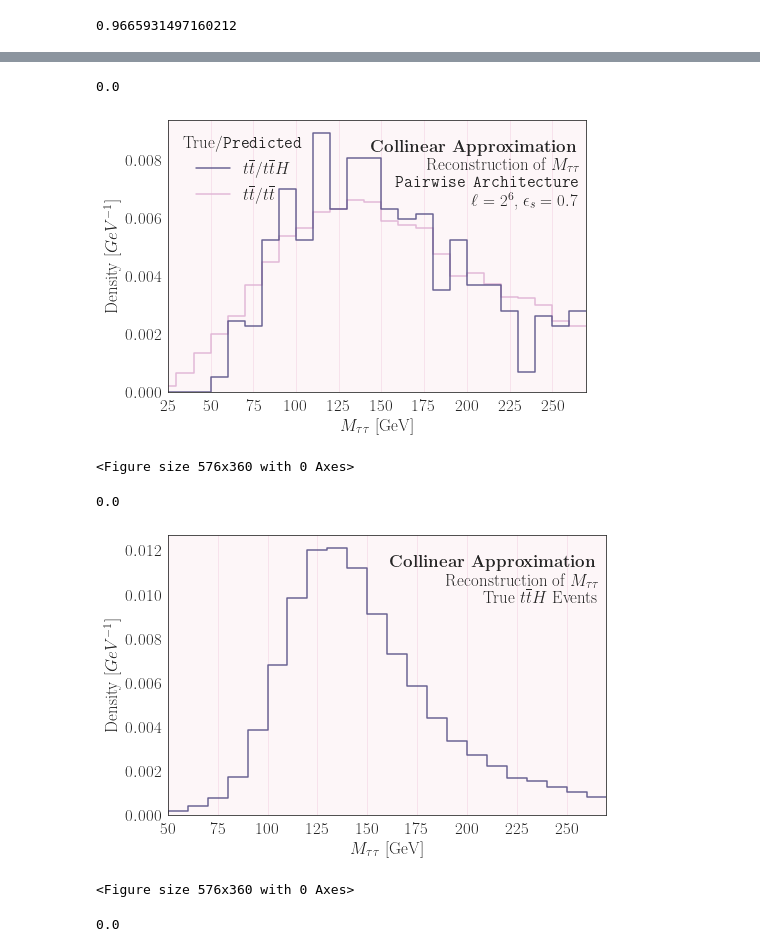
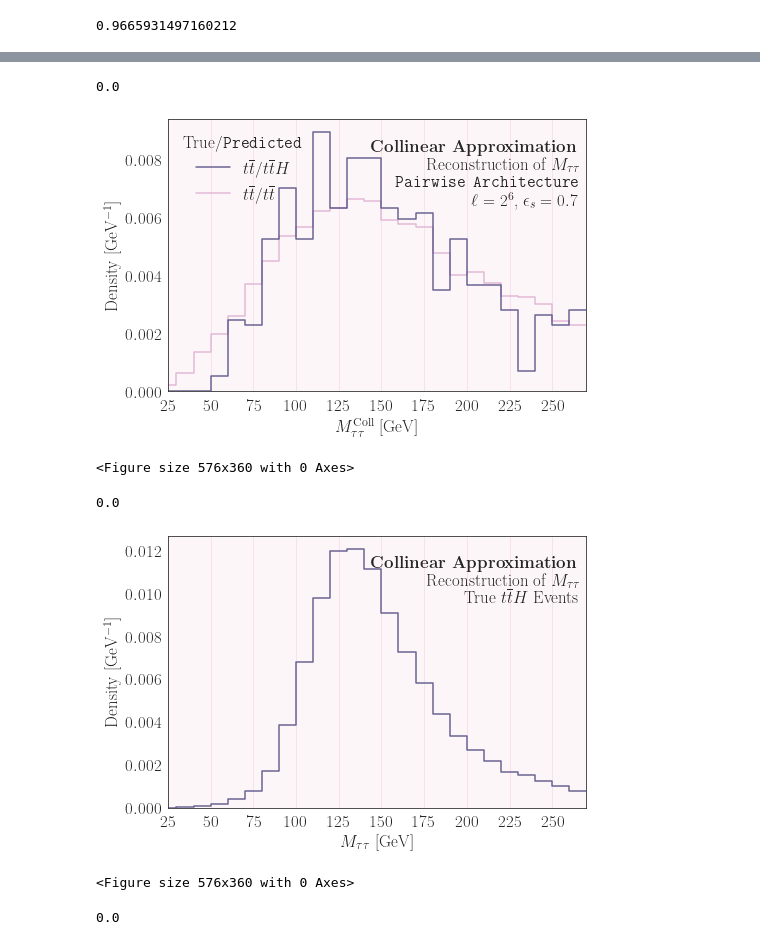
Before and after one commit to DelonShen/classifying-collider-events-with-point-clouds, a Jupyter notebook: paper_code/ditau_study.ipynb, the cells around one changed output, grey strips where cells are left out. Cells and saved outputs as stored; diff of their text form; code cells hidden in the pictures.

```diff
--- a/paper_code/ditau_study.ipynb
+++ b/paper_code/ditau_study.ipynb
@@ -255,6 +255,10 @@ print(auc)
 import seaborn as sns
 import matplotlib.pyplot as plt
 # %%
+plt.rcParams['figure.autolayout'] = False
+plt.rcParams['font.size'] = 17
+
+
 import bisect
 
 plt.rcParams['font.size'] = 17
@@ -301,10 +305,8 @@ plt.rcParams['figure.autolayout'] = True
 ax = sns.histplot(data=data, legend=True, multiple='layer',fill=False, alpha=0.9, ax=ax1, element="step", bins=27, binrange=(0,270), palette=cmap ,common_norm=False,stat="density")
 ax.set_facecolor(np.array(sns.cubehelix_palette(start=26/10, light=.97, n_colors=5))[0])
 sns.move_legend(ax, 'upper left', frameon=False, title=r'True/\texttt{Predicted}')
-ax.set_xlim(25, 270)
-ax.set_xticks(np.arange(25,275,25))
-ax1.set_xlabel(r'$M_{\tau\tau}$ [GeV]')
-ax.set_ylabel(r'Density $[GeV^{-1}]$')
+ax1.set_xlabel(r'$M_{\tau\tau}^{\rm Coll}$ [GeV]')
+ax1.set_ylabel(r'Density [GeV${}^{-1}]$')
 
 annot_txt = r'\textbf{Collinear Approximation}'
 annot_txt += '\n'
@@ -319,6 +321,8 @@ ax.text(0.98, .925,
         transform=ax.transAxes,
         horizontalalignment='right',
         verticalalignment='top')
+ax.set_xticks(np.arange(25,275,25))
+ax.set_xlim(25, 270)
 
 fig.savefig('figures/mTT_histograms1.pdf', bbox_inches='tight')
 # %% [output]
@@ -369,8 +373,8 @@ plt.rcParams['font.family'] = 'serif'
 ax = sns.histplot(data=data, legend=True, multiple='layer',fill=False, alpha=0.9,  element="step", bins=27, ax=ax1, binrange=(0,270),common_norm=False, palette=cmap ,stat="density")
 ax.set_facecolor(np.array(sns.cubehelix_palette(start=26/10, light=.97, n_colors=5))[0])
 sns.move_legend(ax, 'upper left', frameon=False, title=r'True/\texttt{Predicted}')
-ax1.set_ylabel(r'Density $[GeV^{-1}]$')
-ax1.set_xlabel(r'$M_{\tau\tau}$ [GeV]')
+ax1.set_ylabel(r'Density [GeV${}^{-1}]$')
+ax1.set_xlabel(r'$M_{\tau\tau}^{\rm Coll}$ [GeV]')
 
 annot_txt = r'\textbf{Collinear Approximation}'
 annot_txt += '\n'
@@ -392,7 +396,7 @@ ax.grid(color=np.array(sns.cubehelix_palette(start=26/10, light=.97, n_colors=13
 fig.savefig('figures/mTT_histograms2.pdf', bbox_inches='tight')
 # %% [output]
 0.0
-[figure, old version]
+[figure, new version]
 <Figure size 576x360 with 0 Axes>
 # %%
 import bisect
@@ -426,37 +430,37 @@ cmap = np.array(sns.cubehelix_palette(start=26/10, light=.97, n_colors=5))[mask]
 # cmap = ['r', 'b']
 # cmap = ['r']
 mn = min(ditau_mass)
 sns.set_style('white')
 # sns.set_palette(sns.color_palette([ '#94d2bd', '#005f73']))
 
 plt.rcParams['font.family'] = 'serif'
 plt.rcParams['figure.autolayout'] = True
 
 
 ax = sns.histplot(data=data, legend=False, multiple='layer',fill=False, alpha=0.9, ax=ax1, element="step", bins=27, binrange=(0,270), palette=cmap ,common_norm=False,stat="density")
 ax.set_facecolor(np.array(sns.cubehelix_palette(start=26/10, light=.97, n_colors=5))[0])
 # sns.move_legend(ax, 'upper left', frameon=False, title=r'True/\texttt{Predicted}')
-ax.set_xlim(50, 270)
-ax.set_xticks(np.arange(50,275,25))
 ax1.set_xlabel(r'$M_{\tau\tau}$ [GeV]')
-ax.set_ylabel(r'Density $[GeV^{-1}]$')
+ax1.set_ylabel(r'Density [GeV${}^{-1}]$')
 
 annot_txt = r'\textbf{Collinear Approximation}'
 annot_txt += '\n'
 annot_txt += r'Reconstruction of $M_{\tau\tau}$'
 annot_txt += '\n'
 annot_txt += r'True $t\overline{t}H$ Events'
 ax.grid(color=np.array(sns.cubehelix_palette(start=26/10, light=.97, n_colors=13))[1], axis='x')
 ax.text(0.98, .925,
         s=annot_txt,
         transform=ax.transAxes,
         horizontalalignment='right',
         verticalalignment='top')
+ax.set_xticks(np.arange(25,275,25))
+ax.set_xlim(25, 270)
 
 fig.savefig('figures/mTT_true_signal.pdf', bbox_inches='tight')
 # %% [output]
 0.0
-[figure, old version]
+[figure, new version]
 <Figure size 576x360 with 0 Axes>
 # %%
 import bisect
```
Also changed, not shown: parts of 1 cell of this notebook, 14 other files.
